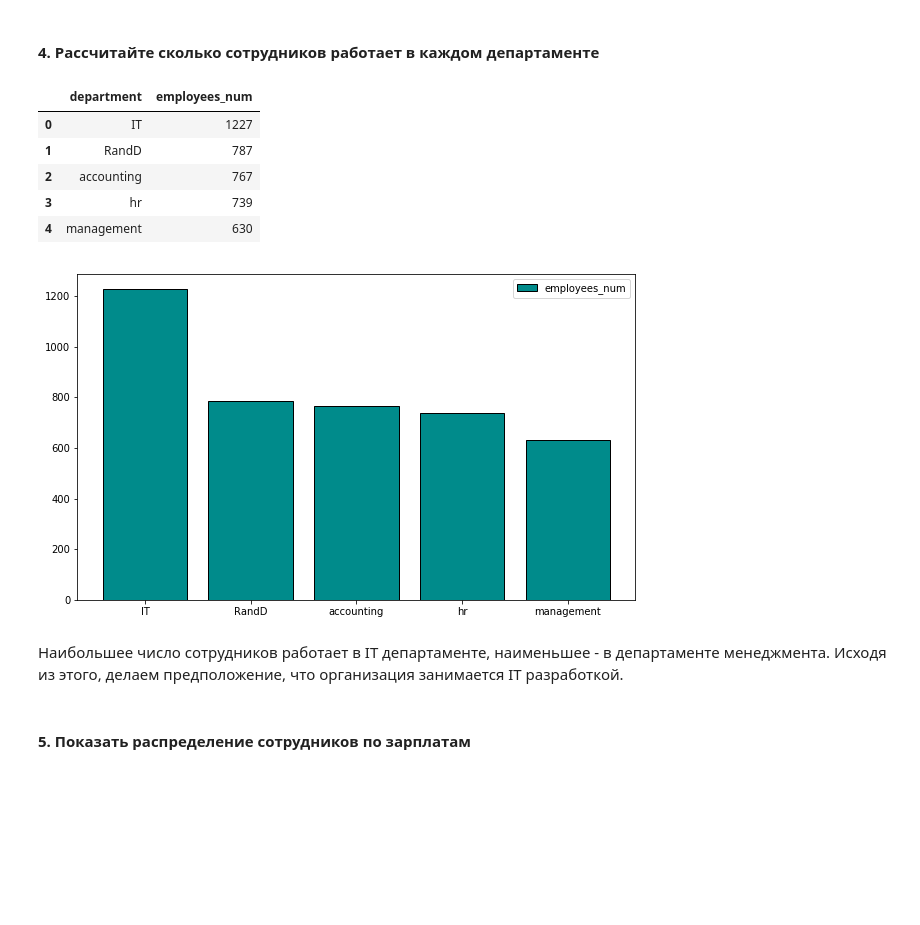
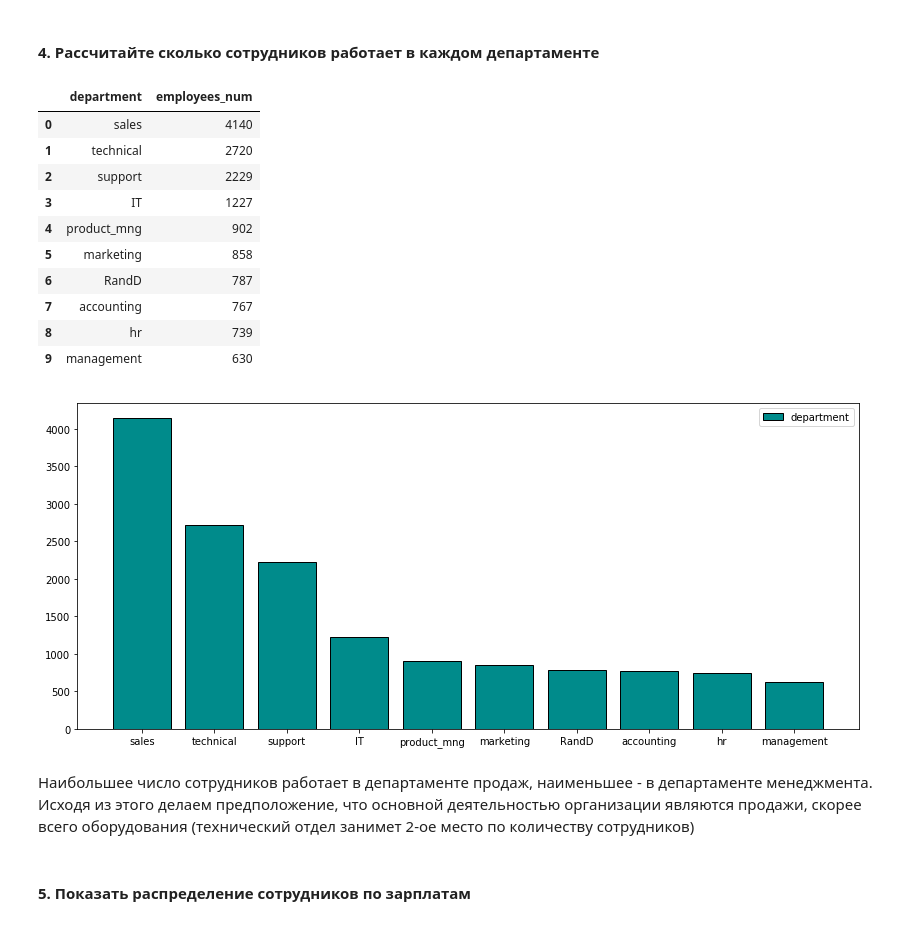
Before and after one commit to KseniyaBoeva/lessons, a Jupyter notebook: Диплом/Итоговая_работа.ipynb, the cells around one changed output. Cells and saved outputs as stored; diff of their text form; code cells hidden in the pictures; blank space fills up the shorter version.

```diff
--- a/Диплом/Итоговая_работа.ipynb
+++ b/Диплом/Итоговая_работа.ipynb
@@ -95,29 +95,36 @@ plt.show()
 # %% [markdown]
 #### **4. Рассчитайте сколько сотрудников работает в каждом департаменте**
 # %%
-df_hr_empl = df_hr.pivot_table(index = 'department', values = 'satisfaction_level', aggfunc = 'count').head()
+df_hr_empl = df_hr.pivot_table(index = 'department', values = 'satisfaction_level', aggfunc = 'count')
 df_hr_empl.rename(columns= {'satisfaction_level': 'employees_num'}, inplace = True)
-nn = df_hr_empl.reset_index()
-nn
+df_hr_empl = df_hr_empl.sort_values(by=['employees_num'], ascending=False)
+df_hr_empl = df_hr_empl.reset_index()
+df_hr_empl
 # %% [output]
 |  | department | employees_num |
-| 0 | IT | 1227 |
-| 1 | RandD | 787 |
-| 2 | accounting | 767 |
-| 3 | hr | 739 |
-| 4 | management | 630 |
+| 0 | sales | 4140 |
+| 1 | technical | 2720 |
+| 2 | support | 2229 |
+| 3 | IT | 1227 |
+| 4 | product_mng | 902 |
+| 5 | marketing | 858 |
+| 6 | RandD | 787 |
+| 7 | accounting | 767 |
+| 8 | hr | 739 |
+| 9 | management | 630 |
 # %%
 fig, ax = plt.subplots()
-ax.bar(nn.index.tolist(), df_hr_empl['employees_num'], color = 'darkcyan', edgecolor = 'black')
-ax.set_xticklabels(['', 'IT', 'RandD', 'accounting', 'hr', 'management'])
-fig.set_figwidth(10)
+ax.bar(df_hr_empl.index, df_hr_empl['employees_num'], color = 'darkcyan', edgecolor = 'black')
+ax.set_xticklabels( df_hr_empl['department'] )
+plt.xticks(df_hr_empl.index)
+fig.set_figwidth(14)
 fig.set_figheight(6)
 plt.legend(df_hr_empl, loc=1)
 plt.show()
 # %% [output]
-[figure, old version]
+[figure, new version]
 # %% [markdown]
-Наибольшее число сотрудников работает в IT департаменте, наименьшее - в департаменте менеджмента. Исходя из этого, делаем предположение, что организация занимается IT разработкой.
+Наибольшее число сотрудников работает в департаменте продаж, наименьшее - в департаменте менеджмента. Исходя из этого делаем предположение, что основной деятельностью организации являются продажи, скорее всего оборудования (технический отдел занимет 2-ое место по количеству сотрудников)
 # %% [markdown]
 #### **5. Показать распределение сотрудников по зарплатам**
 # %%
```
Also changed, not shown: parts of 4 cells of this notebook.
